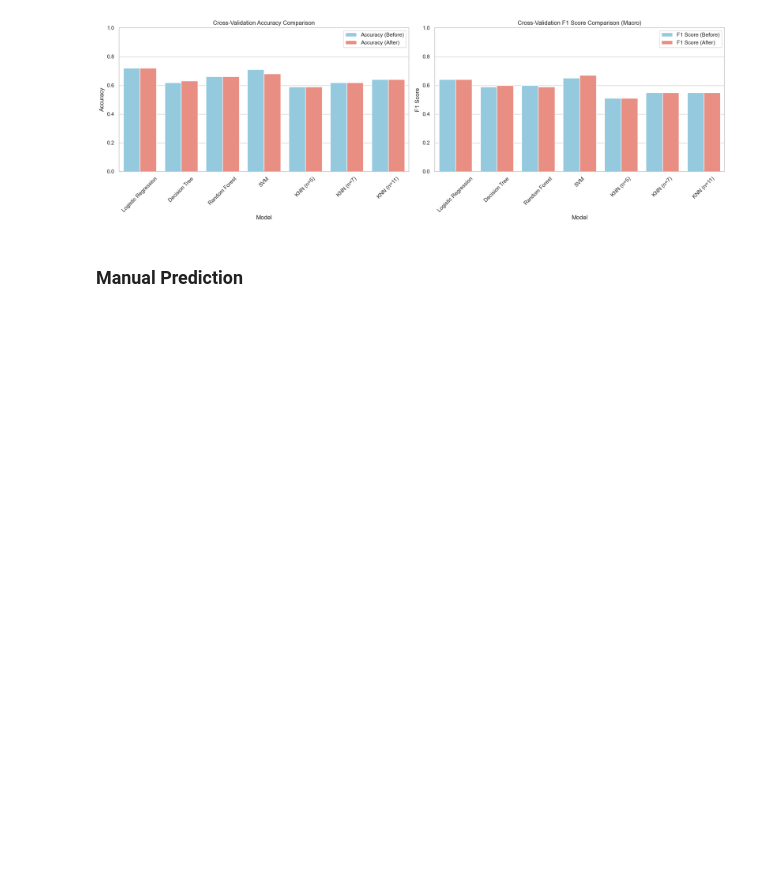
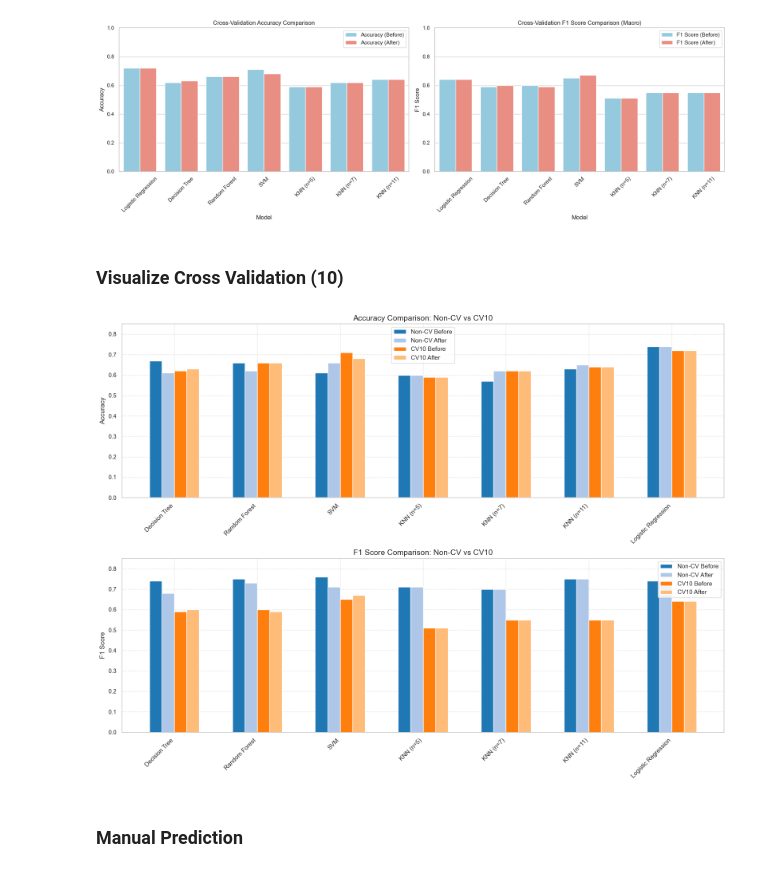
Before and after one commit to SakibMizan/MLProjectStudentPerformance, a Jupyter notebook: SakibMizanProject.ipynb, the cells around one changed output. Drawn from its saved outputs; the diff is of its cells as text; code cells hidden in the pictures; blank space fills up the shorter version.

```diff
--- a/SakibMizanProject.ipynb
+++ b/SakibMizanProject.ipynb
@@ -1458,6 +1457,65 @@ Performing cross-validation for: KNN (n=11)
           KNN (n=7)               0.62              0.62               0.55              0.55
          KNN (n=11)               0.64              0.64               0.55              0.55
 [figure]
+# %% [markdown]
+### Visualize Cross Validation (10)
+# %%
+import numpy as np
+import matplotlib.pyplot as plt
+
+models = ['Decision Tree', 'Random Forest', 'SVM', 'KNN (n=5)', 'KNN (n=7)', 'KNN (n=11)', 'Logistic Regression']
+
+# Non-CV data
+non_cv_acc_before = [0.67, 0.66, 0.61, 0.60, 0.57, 0.63, 0.74]
+non_cv_acc_after =  [0.61, 0.62, 0.66, 0.60, 0.62, 0.65, 0.74]
+non_cv_f1_before =  [0.74, 0.75, 0.76, 0.71, 0.70, 0.75, 0.74]
+non_cv_f1_after =   [0.68, 0.73, 0.71, 0.71, 0.70, 0.75, 0.74]
+
+# CV10 data
+cv10_acc_before = [0.62, 0.66, 0.71, 0.59, 0.62, 0.64, 0.72]
+cv10_acc_after  = [0.63, 0.66, 0.68, 0.59, 0.62, 0.64, 0.72]
+cv10_f1_before  = [0.59, 0.60, 0.65, 0.51, 0.55, 0.55, 0.64]
+cv10_f1_after   = [0.60, 0.59, 0.67, 0.51, 0.55, 0.55, 0.64]
+
+x = np.arange(len(models))
+width = 0.15
+
+fig, ax = plt.subplots(2, 1, figsize=(16, 12))
+
+# Accuracy Comparison
+ax[0].bar(x - 1.5*width, non_cv_acc_before, width, label='Non-CV Before', color='#1f77b4')
+ax[0].bar(x - 0.5*width, non_cv_acc_after, width, label='Non-CV After', color='#aec7e8')
+ax[0].bar(x + 0.5*width, cv10_acc_before, width, label='CV10 Before', color='#ff7f0e')
+ax[0].bar(x + 1.5*width, cv10_acc_after, width, label='CV10 After', color='#ffbb78')
+
+ax[0].set_title("Accuracy Comparison: Non-CV vs CV10", fontsize=14)
+ax[0].set_ylabel("Accuracy")
+ax[0].set_xticks(x)
+ax[0].set_xticklabels(models, rotation=45, ha='right')
+ax[0].legend()
+ax[0].grid(True, linestyle='--', alpha=0.5)
+
+# F1 Score Comparison
+ax[1].bar(x - 1.5*width, non_cv_f1_before, width, label='Non-CV Before', color='#1f77b4')
+ax[1].bar(x - 0.5*width, non_cv_f1_after, width, label='Non-CV After', color='#aec7e8')
+ax[1].bar(x + 0.5*width, cv10_f1_before, width, label='CV10 Before', color='#ff7f0e')
+ax[1].bar(x + 1.5*width, cv10_f1_after, width, label='CV10 After', color='#ffbb78')
+
+ax[1].set_title("F1 Score Comparison: Non-CV vs CV10", fontsize=14)
+ax[1].set_ylabel("F1 Score")
+ax[1].set_xticks(x)
+ax[1].set_xticklabels(models, rotation=45, ha='right')
+ax[1].legend()
+ax[1].grid(True, linestyle='--', alpha=0.5)
+
+for axis in ax:
+    axis.set_ylim(0, 0.85)
+
+plt.tight_layout()
+plt.subplots_adjust(hspace=0.35)
+plt.show()
+# %% [output]
+[figure, added]
 # %% [markdown]
 ### Manual Prediction
 # %%
```
Also changed, not shown: parts of 5 cells of this notebook.
